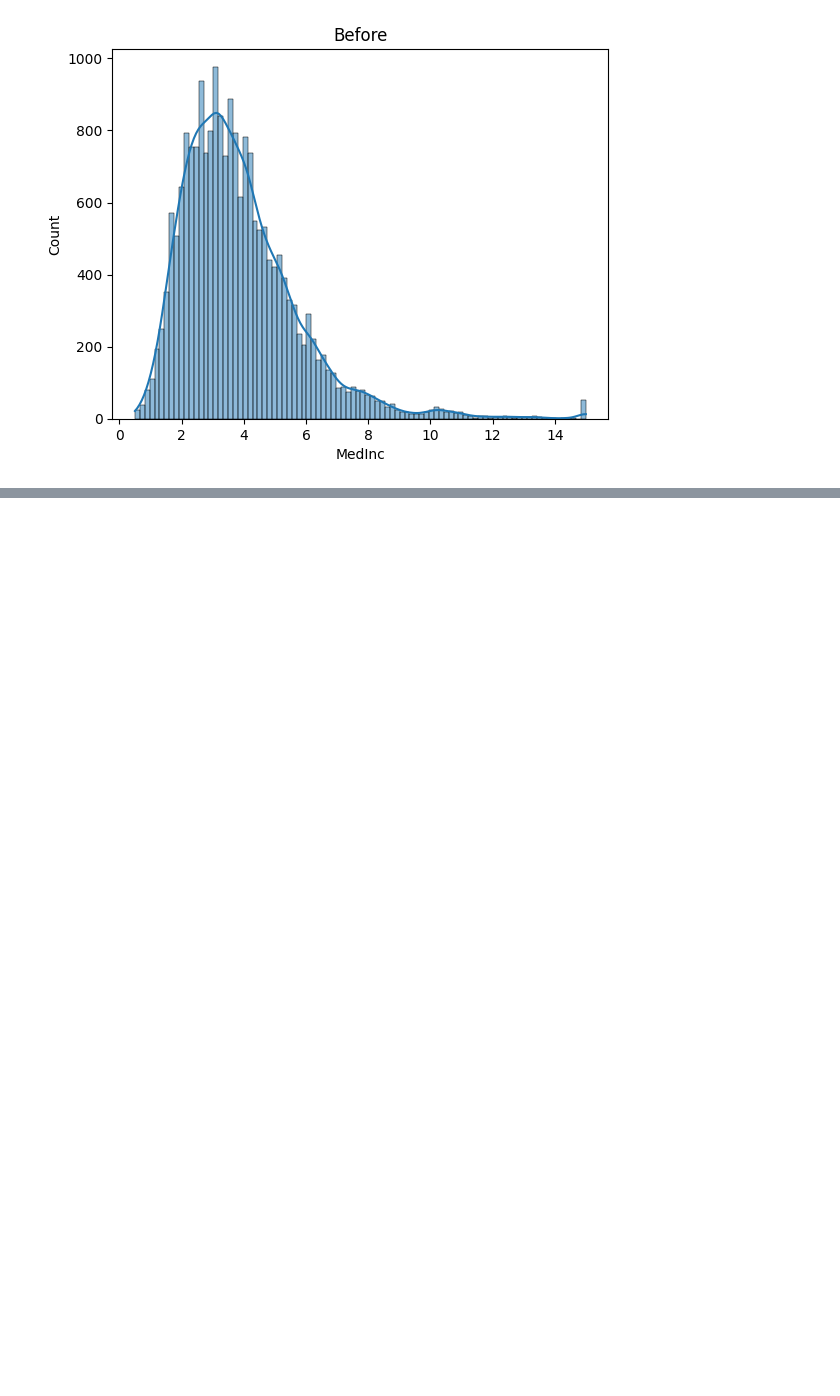
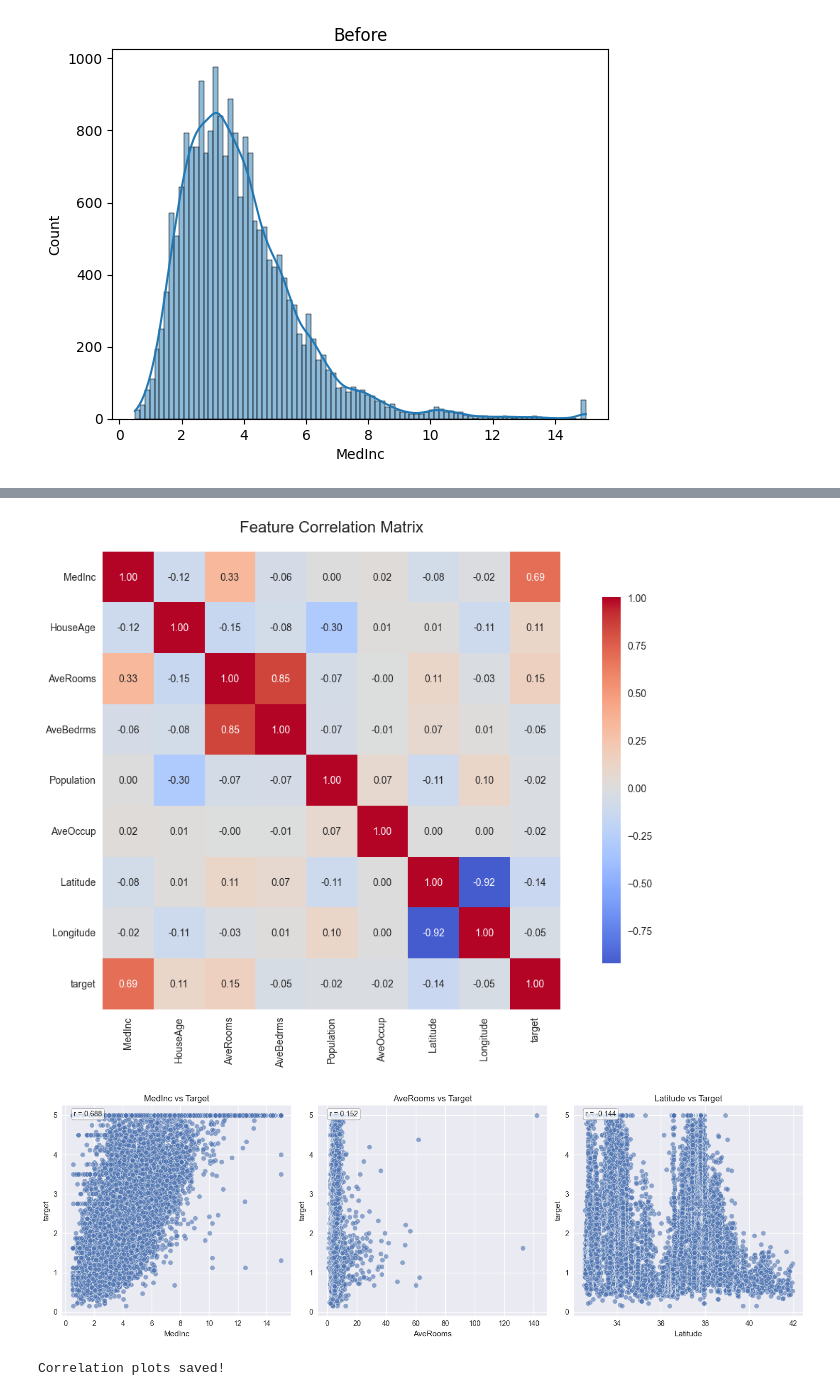
Before and after one commit to absyd/house-price-ds-pipeline-project, a Jupyter notebook: notebooks/analysis.ipynb, the cells around one changed output, grey strips where cells are left out. Drawn from its saved outputs; the diff is of its cells as text; code cells hidden in the pictures; blank space fills up the shorter version.

```diff
--- a/notebooks/analysis.ipynb
+++ b/notebooks/analysis.ipynb
@@ -252,0 +386,31 @@ Transformed: 0.636494485548319
+# %%
+# 2. Correlation heatmap and scatter plots
+plt.figure(figsize=(12, 8))
+correlation_matrix = df.corr()
+sns.heatmap(correlation_matrix, annot=True, cmap='coolwarm', center=0,
+            square=True, fmt='.2f', cbar_kws={'shrink': 0.8})
+plt.title('Feature Correlation Matrix', fontsize=16, pad=20)
+plt.tight_layout()
+plt.savefig('/Users/absyd/mystfs/cs/stats/projects/house-price-ds-pipeline-project/outputs/plots/correlation_heatmap.png', dpi=300, bbox_inches='tight')
+plt.show()
+
+# Scatter plots for top correlated features with target
+top_features = correlation_matrix['target'].abs().sort_values(ascending=False)[1:4].index.tolist()
+
+fig, axes = plt.subplots(1, 3, figsize=(15, 5))
+for i, feature in enumerate(top_features):
+    sns.scatterplot(data=df, x=feature, y='target', alpha=0.6, ax=axes[i])
+    axes[i].set_title(f'{feature} vs Target')
+    correlation = correlation_matrix.loc[feature, 'target']
+    axes[i].text(0.05, 0.95, f'r = {correlation:.3f}', transform=axes[i].transAxes,
+                bbox=dict(boxstyle='round', facecolor='white', alpha=0.8))
+
+plt.tight_layout()
+plt.savefig('/Users/absyd/mystfs/cs/stats/projects/house-price-ds-pipeline-project/outputs/plots/scatter_plots.png', dpi=300, bbox_inches='tight')
+plt.show()
+
+print("Correlation plots saved!")
+# %% [output]
+[figure, added]
+[figure, added]
+Correlation plots saved!
```
Also changed, not shown: parts of 25 cells of this notebook, 15 other files.
